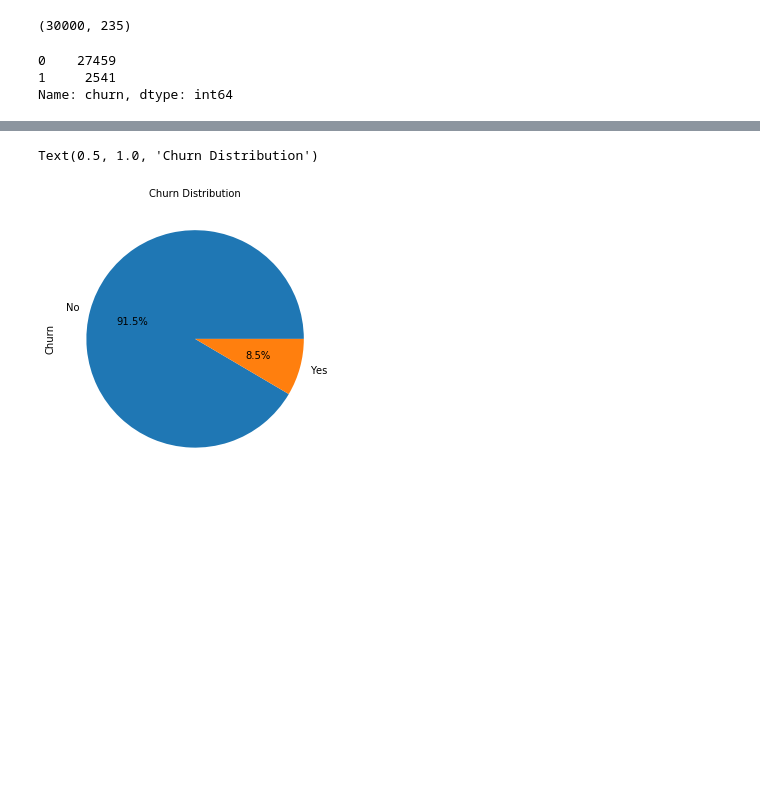
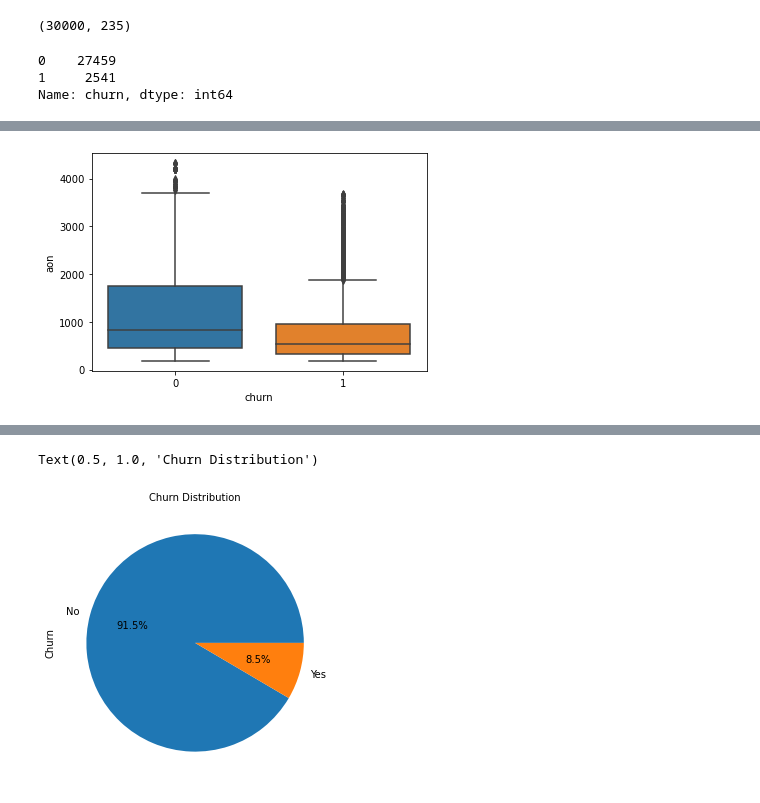
Before and after one commit to raghaven97/Telecom-Churn, a Jupyter notebook: churnCaseStudyVishalKhialani.ipynb, the cells around one changed output, grey strips where cells are left out. Cells and saved outputs as stored; diff of their text form; code cells hidden in the pictures; blank space fills up the shorter version.

```diff
--- a/churnCaseStudyVishalKhialani.ipynb
+++ b/churnCaseStudyVishalKhialani.ipynb
@@ -329,0 +359,5 @@ Name: churn, dtype: int64
+# %%
+sns.boxplot(x=churn_data_hvc.churn,y=churn_data_hvc.aon)
+plt.show()
+# %% [output]
+[figure, added]
```
Also changed, not shown: parts of 36 cells of this notebook.
